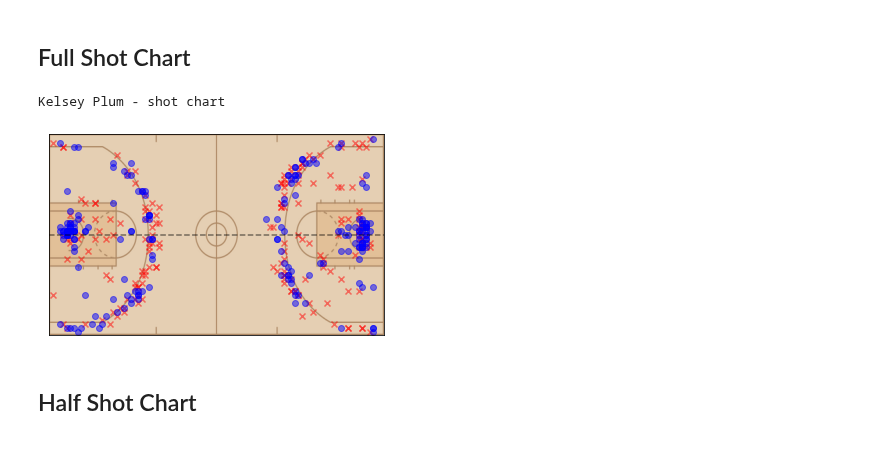
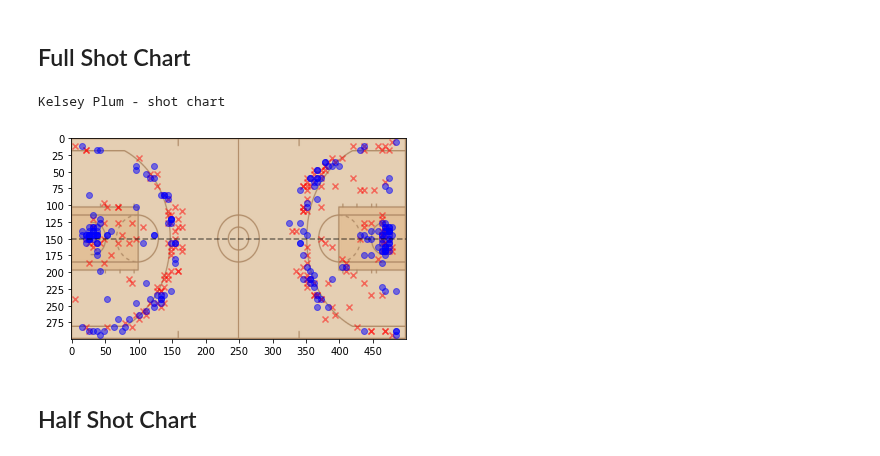
Before and after one commit to dpasse/monte, a Jupyter notebook: workspace/wncaa/shot_charts.ipynb, the cells around one changed output. Saved outputs shown, nothing was run; the diff lists cells and outputs as text; code cells hidden in the pictures.

```diff
--- a/workspace/wncaa/shot_charts.ipynb
+++ b/workspace/wncaa/shot_charts.ipynb
@@ -37,18 +37,18 @@ df.head()
 | 4 | 401391651 | Candace Parker makes free throw 1... | ['bottom:calc(429496780% - 5px);'... | True |
 # %%
 def who_shot(row):
-    match = re.search(r'^([a-z]+[\s-]+)+(?=makes|misses)', row, flags=re.IGNORECASE)
+    match = re.search(r'^([a-z\']+[\s-]+)+(?=makes|misses)', row, flags=re.IGNORECASE)
     if match is not None:
         return match.group().strip()
 
-    match = re.search(r'blocks\s+([a-z]+[\s-]+)+?(?=\'s)', row, flags=re.IGNORECASE)
+    match = re.search(r'blocks\s+([a-z\']+[\s-]+)+?(?=\'s)', row, flags=re.IGNORECASE)
     if match is None:
         return ''
 
     return re.sub(r'^blocks\s+', '', match.group()).strip()
 
 def who_blocked(row):
-    match = re.search(r'^([a-z]+[\s-]+)+(?=blocks)', row, flags=re.IGNORECASE)
+    match = re.search(r'^([a-z\']+[\s-]+)+(?=blocks)', row, flags=re.IGNORECASE)
     if match is None:
         return ''
 
@@ -62,9 +62,12 @@ def distance(row):
     return match.group(1).strip()
 
 def shot(row):
-    match = re.search(r'(pullup|floating)\s+jump', row)
+    match = re.search(r'(pullup|floating|step\s+back)\s+jump', row)
     if match is None:
         match = re.search(r'(layup)', row)
+
+    if match is None:
+        match = re.search(r'(hook|jumper)', row)
 
     if match is None:
         match = re.search(r'(free\s+throw)', row)
@@ -75,7 +78,7 @@ def shot(row):
     return match.group(1).strip()
 
 def assist(row):
-    match = re.search(r'\(((?:[a-z]+[\s-])+)(?=assists)', row, flags=re.IGNORECASE)
+    match = re.search(r'\(((?:[a-z\']+[\s-])+)(?=assists)', row, flags=re.IGNORECASE)
     if match is None:
         return ''
 
@@ -101,7 +104,7 @@ def parse(loc):
   if len(locations) != 2:
     return [-1, -1]
 
-  return locations
+  return [ round(x, 2) for x in locations ]
 
 def is_valid(loc):
   return not any(list(map(lambda a: a > 100 or a < 0, loc)))
@@ -185,24 +188,24 @@ def get_makes_and_misses_full_court(df):
 # %%
 print(f'{player} - shot chart')
 
 fig, ax = plt.subplots()
 
 ax.imshow(full_court_img)
 
-plt.xticks([])
-plt.yticks([])
+plt.xticks(range(0, 100 * x_scale, 50))
+plt.yticks(range(0, 100 * y_scale, 25))
 
 x_make, y_make, x_missed, y_missed = get_makes_and_misses_full_court(df_player)
 
 plt.scatter(x_missed * x_scale, y_missed * y_scale, marker='x', c='red', alpha=.5)
 plt.scatter(x_make * x_scale, y_make * y_scale, marker='o', c='blue', alpha=.5)
 
 plt.axhline(50 * y_scale, c='k', alpha=.5, linestyle= '--')
 
 plt.show()
 # %% [output]
 Kelsey Plum - shot chart
-[figure, old version]
+[figure, new version]
 # %% [markdown]
 ## Half Shot Chart
 # %%
```
Also changed, not shown: parts of 5 cells of this notebook.
